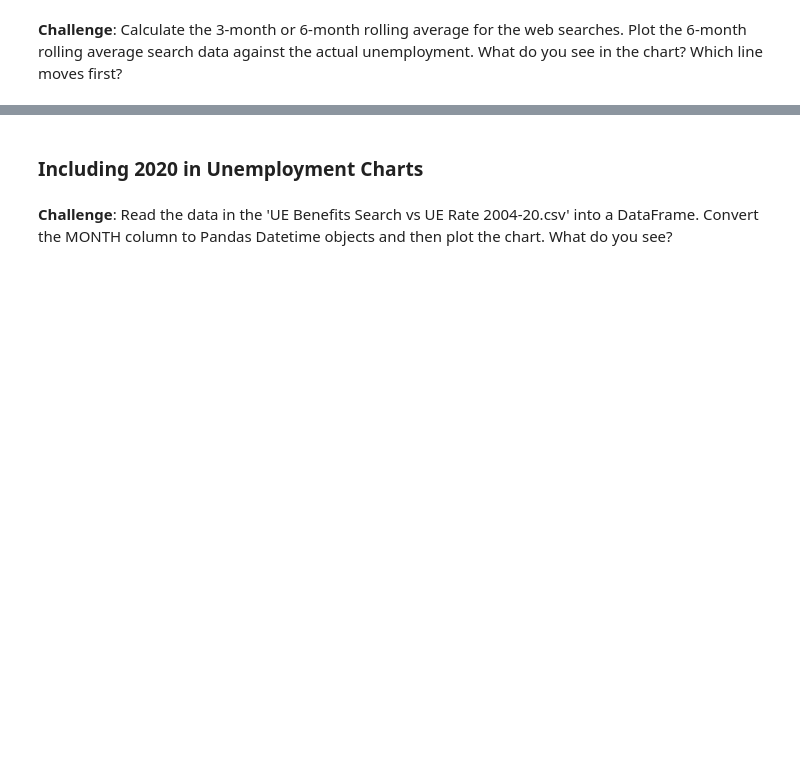
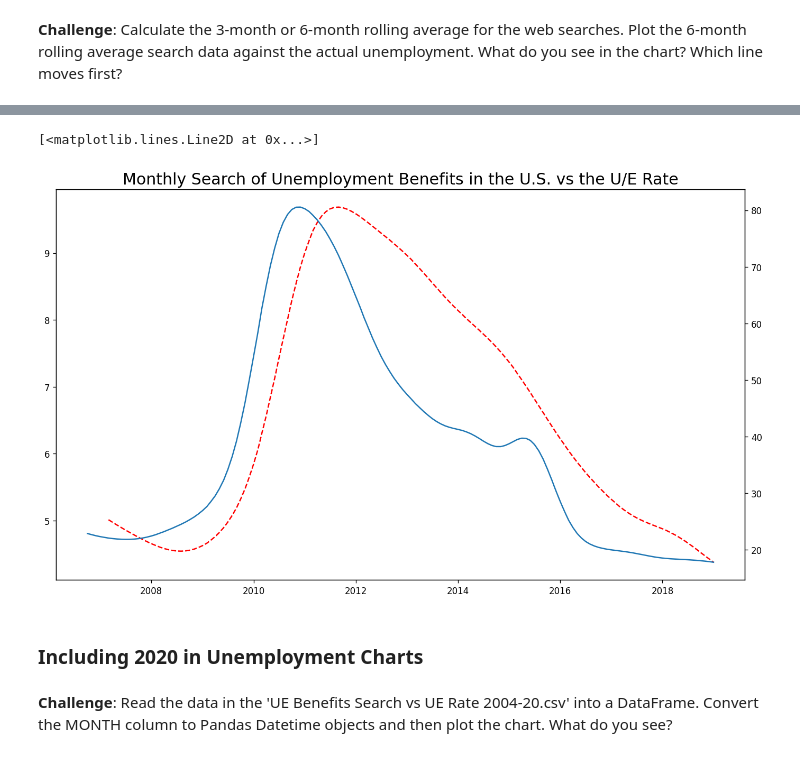
Before and after one commit to J-Bills/day_75, a Jupyter notebook: Google Trends Data Viz (start)/Google Trends and Data Visualisation (start).ipynb, the cells around one changed output, grey strips where cells are left out. Drawn from its saved outputs; the diff is of its cells as text; code cells hidden in the pictures; blank space fills up the shorter version.

```diff
--- a/Google Trends Data Viz (start)/Google Trends and Data Visualisation (start).ipynb
+++ b/Google Trends Data Viz (start)/Google Trends and Data Visualisation (start).ipynb
@@ -409,3 +455,31 @@ ax2.plot(btc_search_df.MONTH, btc_search_df.BTC_NEWS_SEARCH, marker='o')
+# %%
+plt.figure(figsize=(14,8), dpi=120)
+plt.title('Monthly Search of Unemployment Benefits in the U.S. vs the U/E Rate', fontsize=18)
+
+ax1.set_ylabel('FRED U/E Rate', fontsize=14)
+
+
+ax1.set_ylim([unemployment_df.UNRATE.min(), unemployment_df.UNRATE.max()])
+ax1.set_xlim([unemployment_df.index.min(), unemployment_df.index.max()])
+
+ax2.set_ylim([unemployment_df['UE_BENEFITS_WEB_SEARCH'].min(), unemployment_df['UE_BENEFITS_WEB_SEARCH'].max()])
+
+ax1 = plt.gca() # get current axis
+ax2 = ax1.twinx()
+
+
+
+# unemployment_df.set_index('MONTH', inplace=True)
+roll_df = unemployment_df.rolling(window=6).mean()
+roll_df.fillna(0)
+
+ax1.plot(roll_df.index, roll_df.UNRATE, color='red', linestyle='dashed')
+
+
+ax2.plot(unemployment_df.index, unemployment_df.UE_BENEFITS_WEB_SEARCH)
+# %% [output]
+[<matplotlib.lines.Line2D at 0x...>]
+[figure, added]
 # %% [markdown]
 ### Including 2020 in Unemployment Charts
 # %% [markdown]
```
Also changed, not shown: parts of 4 cells of this notebook.
